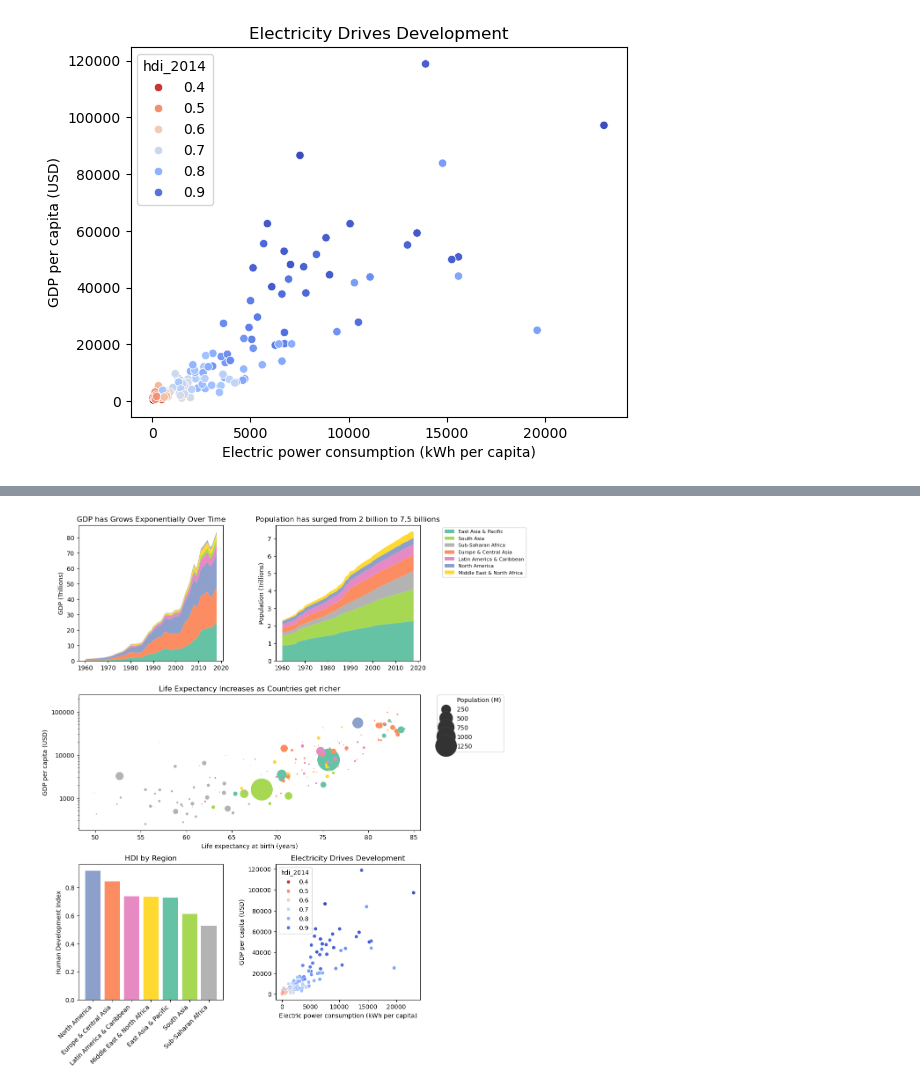
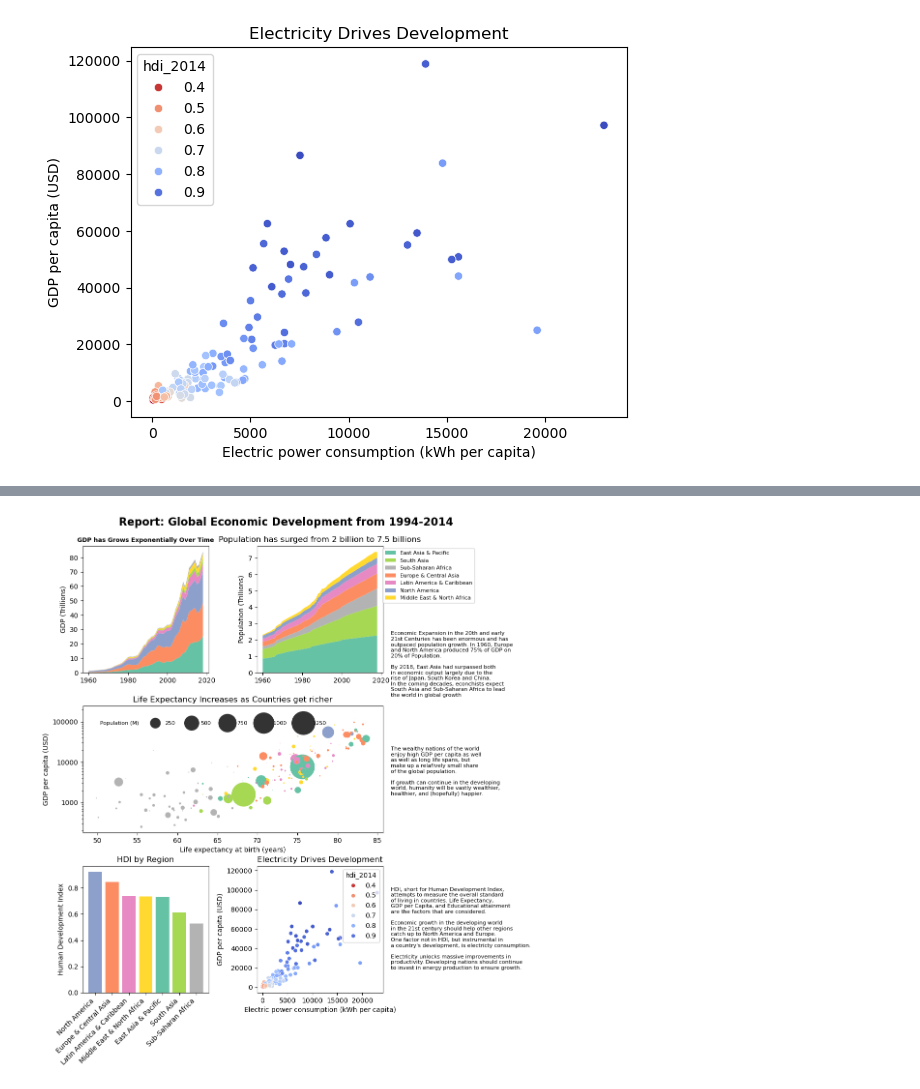
Before and after one commit to bielng/world-economic-report-Dashboard, a Jupyter notebook: main.ipynb, the cells around one changed output, grey strips where cells are left out. Saved outputs shown, nothing was run; the diff lists cells and outputs as text; code cells hidden in the pictures.

```diff
--- a/main.ipynb
+++ b/main.ipynb
@@ -376,9 +376,11 @@ sns.scatterplot(
 # %%
 import matplotlib.pyplot as plt
 import matplotlib.gridspec as gridspec
+import matplotlib as mpl
 
-fig = plt.figure(figsize=(10, 14))
+fig = plt.figure(figsize=(8, 12))
 gs = gridspec.GridSpec(nrows=12, ncols=6)
+mpl.rcParams['font.family'] = "Lato"
 
 stack1_list = ['#66C2A5', '#fC8D62', '#8DA0CB', '#E78AC3', '#A6D854', '#FFD92F', '#B3B3B3']
 stack2_list = ['#66C2A5', '#A6D854','#B3B3B3', '#fC8D62', '#E78AC3', '#8DA0CB', '#FFD92F']
@@ -386,7 +388,14 @@ bar_list = ['#8DA0CB', '#fC8D62', '#E78AC3', '#FFD92F', '#66C2A5', '#A6D854', '#
 bar_list_5 = bar_list[:5]
 bubble_list = ['#A6D854', '#fC8D62', '#FFD92F', '#66C2A5', '#B3B3B3', '#E78AC3', '#8DA0CB']
 
-# add title
+fig.suptitle(
+    "Report: Global Economic Development from 1994-2014",
+    fontsize=16,
+    fontweight="bold",
+    x=.65,
+    y=.93
+)
+
 ax1 = fig.add_subplot(gs[0:4, 0:3])
 ax1.stackplot(
     gdp_pivot.index,
@@ -397,8 +406,24 @@ ax1.stackplot(
 )
 
 # ax1.legend(loc="upper left")
-ax1.set_title("GDP has Grows Exponentially Over Time")
+ax1.set_title("GDP has Grows Exponentially Over Time", fontsize=9, fontweight="bold")
 ax1.set_ylabel("GDP (Trillions)")
+fig.text(.92, .62,
+
+'''Economic Expansion in the 20th and early
+21st Centuries has been enormous and has
+outpaced population growth. In 1960, Europe
+and North America produced 75% of GDP on
+20% of Population.
+
+By 2018, East Asia had surpassed both
+in economic output largely due to the
+rise of Japan, South Korea and China.
+In the coming decades, econchists expect
+South Asia and Sub-Saharan Africa to lead
+the world in global growth'''
+
+, fontsize=8)
 
 ax2 = fig.add_subplot(gs[0:4, 3:6])
 ax2.stackplot(
@@ -409,7 +434,7 @@ ax2.stackplot(
      colors=stack2_list
 )
 
-ax2.set_title("Population has surged from 2 billion to 7.5 billions")
+ax2.set_title("Population has surged from 2 billion to 7.5 billions", fontsize=9, fontweight="bold")
 ax2.set_ylabel("Population (Trillions)")
 ax2.legend(bbox_to_anchor=(1.75, 1), fontsize=8)
 
@@ -463,6 +488,37 @@ ax3.legend(
     borderaxespad=0.
 )
 
+for h in handles[entries_to_skip:]:
+    if hasattr(h, 'get_sizes'):  # Check if it's a size handle
+        sizes = [s / 1.5 for s in h.get_sizes()]
+        h.set_sizes(sizes)
+
+ax3.legend(
+    handles[entries_to_skip:],
+    labels[entries_to_skip:],
+    bbox_to_anchor=(.00000000000008, .9),
+    loc=2,
+    borderaxespad=0. ,
+    frameon=False,
+    ncol=6,
+    fontsize=8
+)
+
+fig.text(.92,.45,
+'''The wealthy nations of the world
+enjoy high GDP per capita as well
+as well as long life spans, but
+make up a relafively small share
+of the global population.
+
+If growth can continue in the developing
+world, humanity will be vastly wealthier,
+healthier, and (hopefully) happier.'''
+
+, fontsize=8)
+
+
+
 # ax4 = fig.add_subplot(gs[8:12, 0:3])
 # ax4 = wb_hdi_by_region.plot.bar(title="HDI by Region", ylabel="Human Development Index", color=bar_list)
 # ax4 = fig.add_subplot(gs[8:12, 0:3])
@@ -506,7 +562,29 @@ sns.scatterplot(
 
 ).set(title="Electricity Drives Development")
 
-fig.subplots_adjust(wspace=4, hspace=4)
 
-# list(sns.color_palette("Set2").as_hex())
+fig.text(.92, .15,
+
+'''HDI, short for Human Development Index,
+attempts to measure the overall standard
+of living in countries. Life Expectancy,
+GDP per Capita, and Educational attainment
+are the factors that are considered.
+
+Economic growth in the developing world
+in the 21st century should help other regions
+catch up to North America and Europe.
+One factor not in HDI, but instrumental in
+a country's development, is electricty consumption.
+
+Electricity unlocks massive improvements in
+productivity. Developing nations should continue
+to invest in energy production to ensure growth.'''
+
+, fontsize=8)
+
+fig.subplots_adjust(wspace=5, hspace=5)
+
+
+list(sns.color_palette("Set2").as_hex())
 # %% [output]
@@ -513 +616 @@ fig.subplots_adjust(wspace=4, hspace=4)
-[figure, old version]
+[figure, new version]
```
Also changed, not shown: parts of 2 cells of this notebook.
